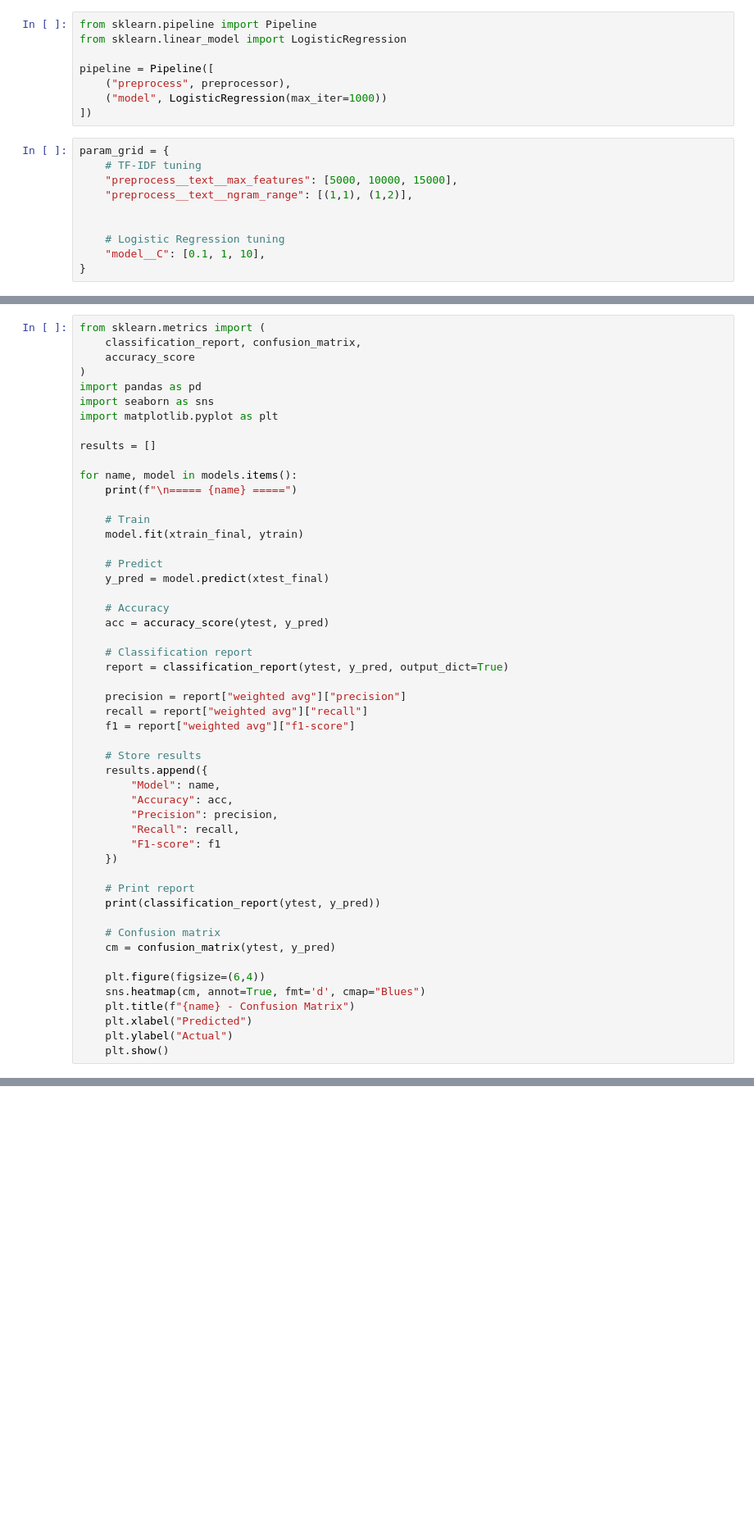
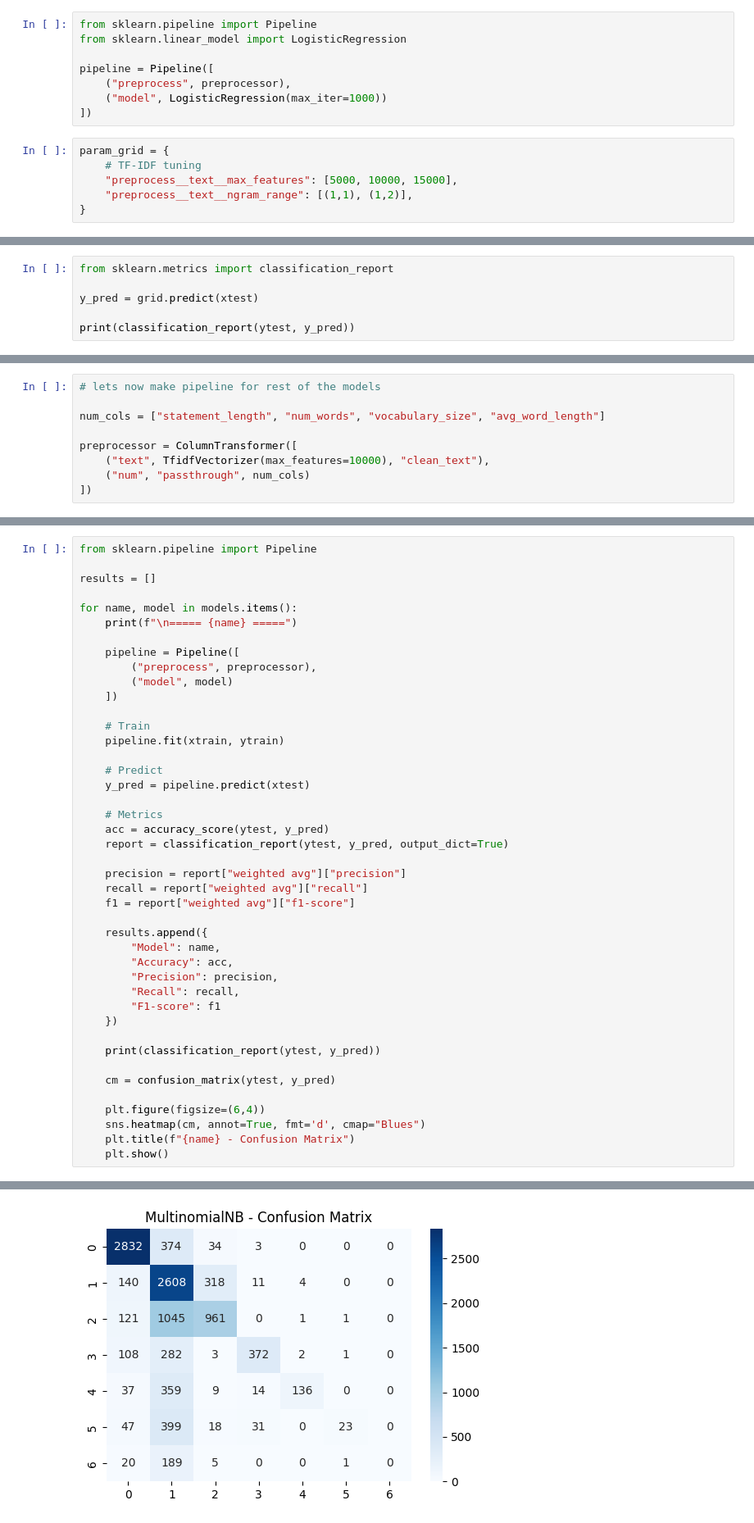
Before and after one commit to Rohit-workk/Mental-Health-Classification, a Jupyter notebook: Base_models_with_tf_idf.ipynb, the cells around one changed output, grey strips where cells are left out. Shown at 82% size. Saved outputs shown, nothing was run; the diff lists cells and outputs as text; blank space fills up the shorter version.

Commit message:
Base Models are trained with numof feature=10000 with tf-idf

```diff
--- a/Base_models_with_tf_idf.ipynb
+++ b/Base_models_with_tf_idf.ipynb
@@ -57,10 +86,6 @@ param_grid = {
     # TF-IDF tuning
     "preprocess__text__max_features": [5000, 10000, 15000],
     "preprocess__text__ngram_range": [(1,1), (1,2)],
-
-
-    # Logistic Regression tuning
-    "model__C": [0.1, 1, 10],
 }
 # %%
 from sklearn.model_selection import GridSearchCV
@@ -77,0 +128,6 @@ grid.fit(xtrain, ytrain)
+# %%
+from sklearn.metrics import classification_report
+
+y_pred = grid.predict(xtest)
+
+print(classification_report(ytest, y_pred))
@@ -78,3 +148,12 @@ grid.fit(xtrain, ytrain)
+# %%
+# lets now make pipeline for rest of the models
+
+num_cols = ["statement_length", "num_words", "vocabulary_size", "avg_word_length"]
+
+preprocessor = ColumnTransformer([
+    ("text", TfidfVectorizer(max_features=10000), "clean_text"),
+    ("num", "passthrough", num_cols)
+])
 # %%
 # now lets call our everymodels for checking there base performance
 from sklearn.naive_bayes import MultinomialNB, BernoulliNB
@@ -116,34 +195,30 @@ from sklearn.metrics import (confusion_matrix, classification_report,roc_curve,
 # %%
-from sklearn.metrics import (
-    classification_report, confusion_matrix,
-    accuracy_score
-)
-import pandas as pd
-import seaborn as sns
-import matplotlib.pyplot as plt
+from sklearn.pipeline import Pipeline
 
 results = []
 
 for name, model in models.items():
     print(f"\n===== {name} =====")
 
+    pipeline = Pipeline([
+        ("preprocess", preprocessor),
+        ("model", model)
+    ])
+
     # Train
-    model.fit(xtrain_final, ytrain)
+    pipeline.fit(xtrain, ytrain)
 
     # Predict
-    y_pred = model.predict(xtest_final)
+    y_pred = pipeline.predict(xtest)
 
-    # Accuracy
+    # Metrics
     acc = accuracy_score(ytest, y_pred)
-
-    # Classification report
     report = classification_report(ytest, y_pred, output_dict=True)
 
     precision = report["weighted avg"]["precision"]
     recall = report["weighted avg"]["recall"]
     f1 = report["weighted avg"]["f1-score"]
 
-    # Store results
     results.append({
         "Model": name,
         "Accuracy": acc,
@@ -152,15 +227,12 @@ for name, model in models.items():
         "F1-score": f1
     })
 
-    # Print report
     print(classification_report(ytest, y_pred))
 
-    # Confusion matrix
     cm = confusion_matrix(ytest, y_pred)
 
     plt.figure(figsize=(6,4))
     sns.heatmap(cm, annot=True, fmt='d', cmap="Blues")
     plt.title(f"{name} - Confusion Matrix")
-    plt.xlabel("Predicted")
-    plt.ylabel("Actual")
     plt.show()
+# %% [output]
@@ -166,0 +253 @@ for name, model in models.items():
+[figure, added]
```
Also changed, not shown: parts of 13 cells of this notebook.
